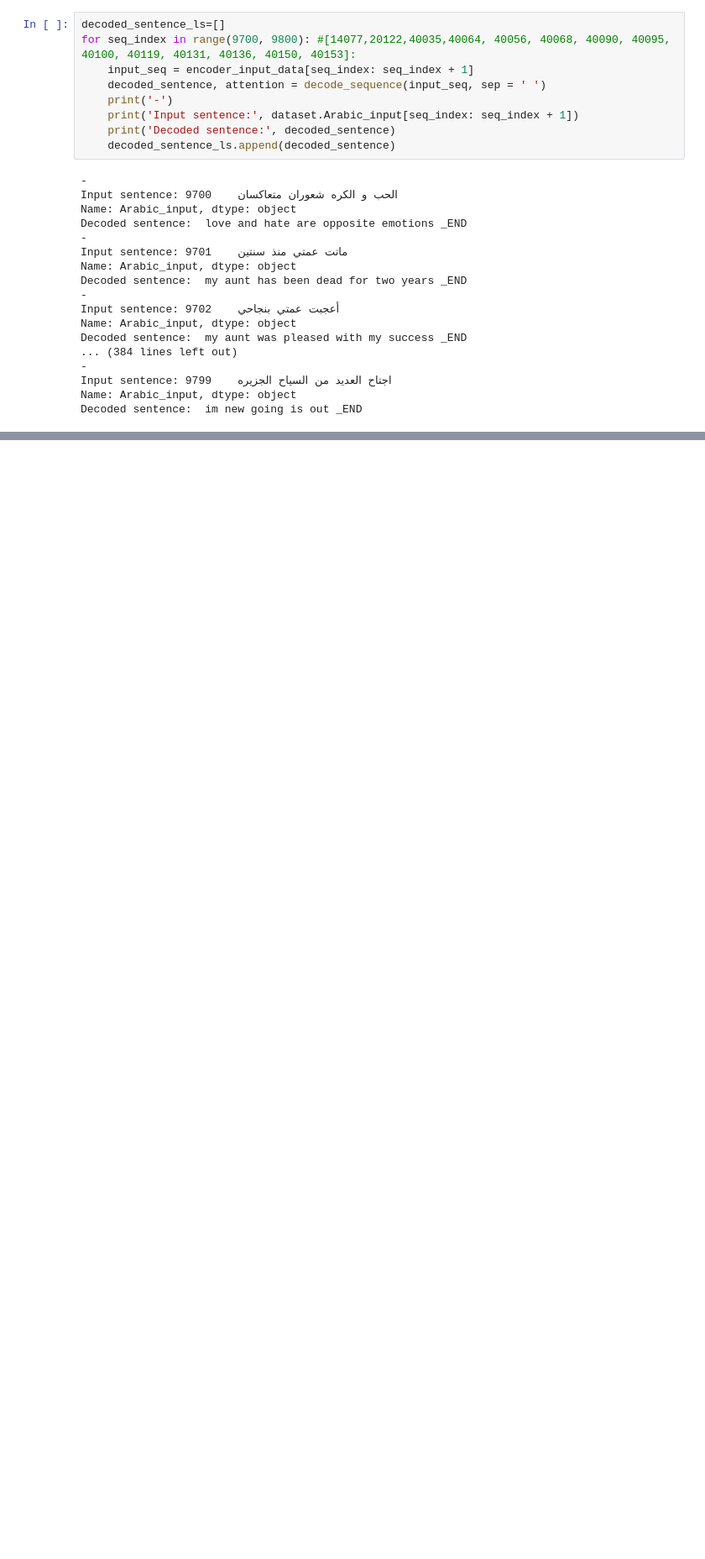
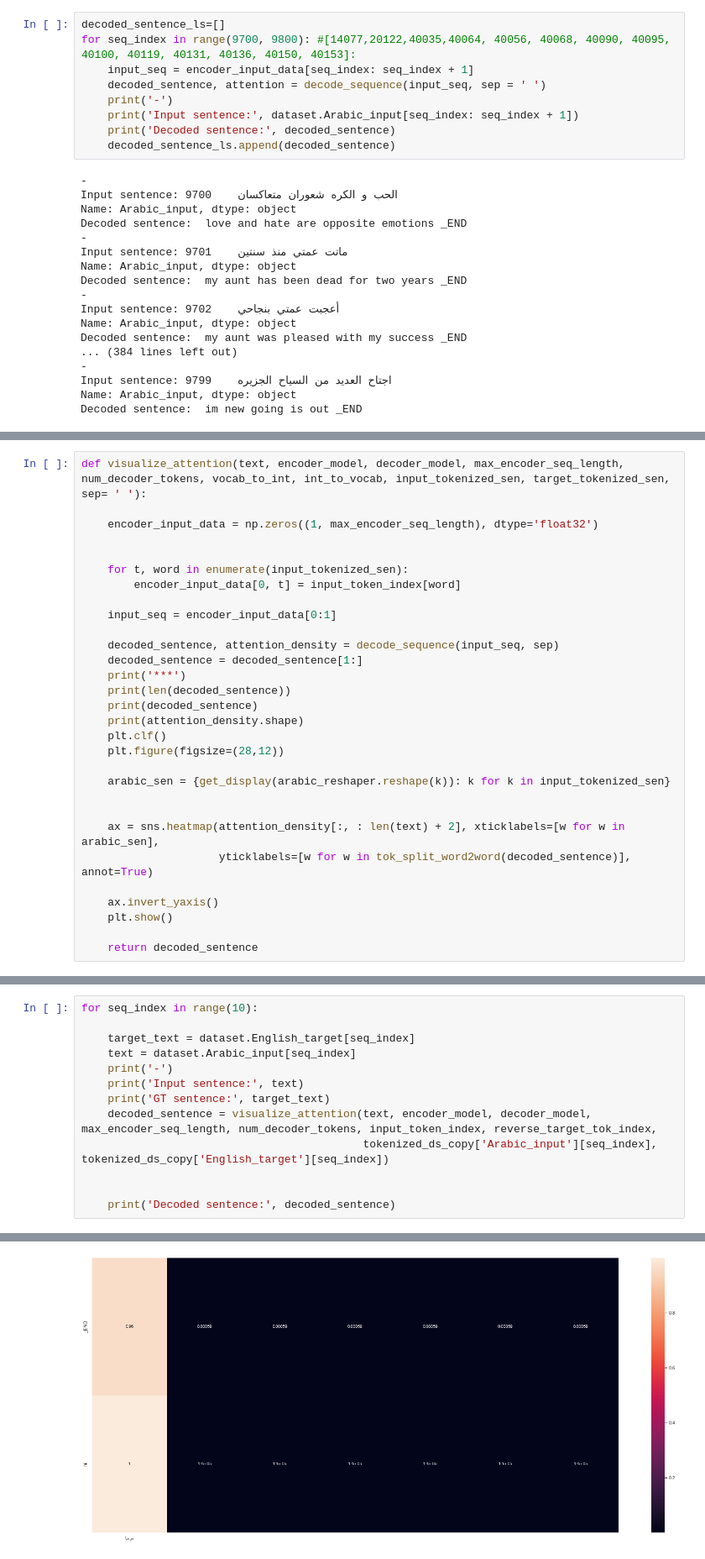
Before and after one commit to MarwaMohammad/Seq2SeqModel_repo, a Jupyter notebook: Seq2Seq_with_attention.ipynb, the cells around one changed output, grey strips where cells are left out. Shown: that part at 84% size. Drawn from its saved outputs; the diff is of its cells as text; blank space fills up the shorter version.

Commit message:
Adding the visualization of attention model part

```diff
--- a/Seq2Seq_with_attention.ipynb
+++ b/Seq2Seq_with_attention.ipynb
@@ -955,0 +990,30 @@ Decoded sentence:  im new going is out _END
+# %%
+def visualize_attention(text, encoder_model, decoder_model, max_encoder_seq_length, num_decoder_tokens, vocab_to_int, int_to_vocab, input_tokenized_sen, target_tokenized_sen, sep= ' '):
+
+    encoder_input_data = np.zeros((1, max_encoder_seq_length), dtype='float32')
+
+
+    for t, word in enumerate(input_tokenized_sen):
+        encoder_input_data[0, t] = input_token_index[word]
+
+    input_seq = encoder_input_data[0:1]
+
+    decoded_sentence, attention_density = decode_sequence(input_seq, sep)
+    decoded_sentence = decoded_sentence[1:]
+    print('***')
+    print(len(decoded_sentence))
+    print(decoded_sentence)
+    print(attention_density.shape)
+    plt.clf()
+    plt.figure(figsize=(28,12))
+
+    arabic_sen = {get_display(arabic_reshaper.reshape(k)): k for k in input_tokenized_sen}
+
+
+    ax = sns.heatmap(attention_density[:, : len(text) + 2], xticklabels=[w for w in arabic_sen],
+                     yticklabels=[w for w in tok_split_word2word(decoded_sentence)], annot=True)
+
+    ax.invert_yaxis()
+    plt.show()
+
+    return decoded_sentence
@@ -955,0 +1038,14 @@ Decoded sentence:  im new going is out _END
+# %%
+for seq_index in range(10):
+
+    target_text = dataset.English_target[seq_index]
+    text = dataset.Arabic_input[seq_index]
+    print('-')
+    print('Input sentence:', text)
+    print('GT sentence:', target_text)
+    decoded_sentence = visualize_attention(text, encoder_model, decoder_model, max_encoder_seq_length, num_decoder_tokens, input_token_index, reverse_target_tok_index,
+                                           tokenized_ds_copy['Arabic_input'][seq_index], tokenized_ds_copy['English_target'][seq_index])
+
+
+    print('Decoded sentence:', decoded_sentence)
+# %% [output]
@@ -955,0 +1060 @@ Decoded sentence:  im new going is out _END
+[figure, added]
```
Also changed, not shown: parts of 8 cells of this notebook.
